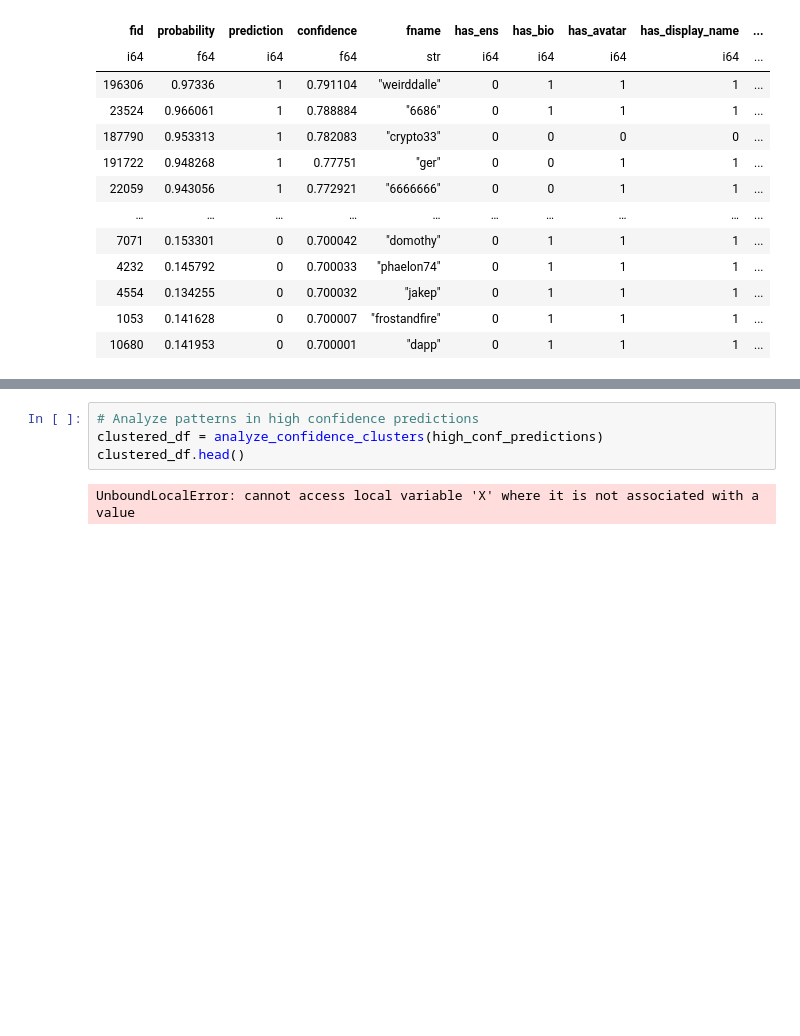
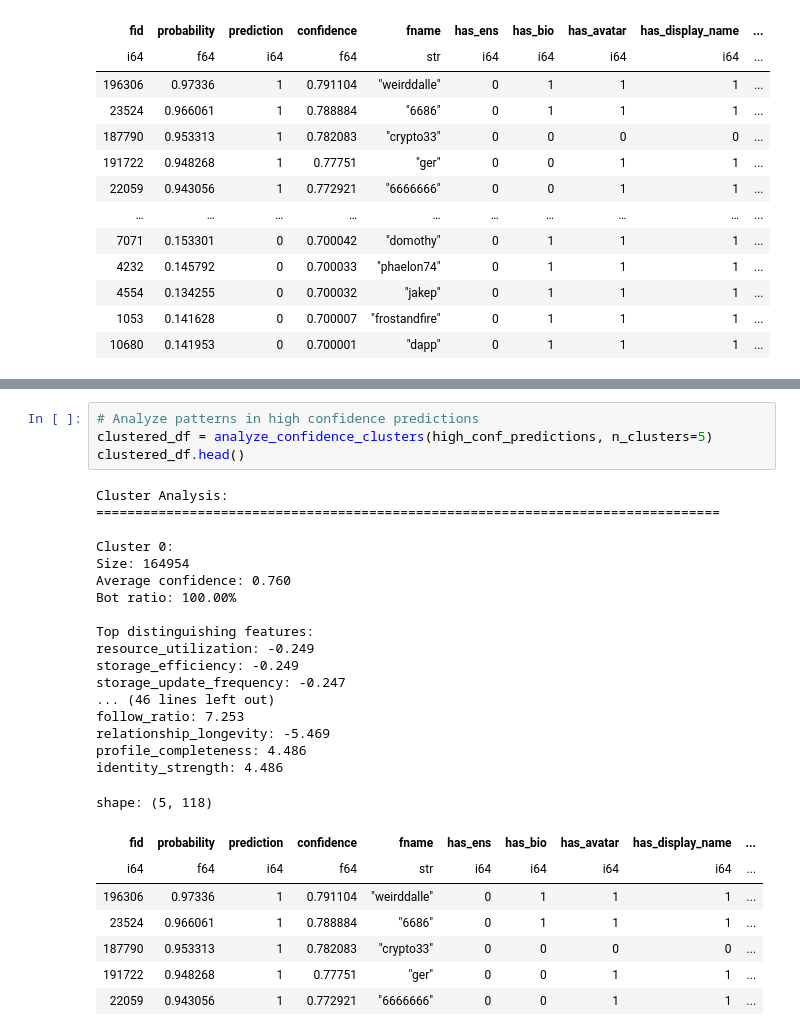
Before and after one commit to bleu/farcaster-social-graph, a Jupyter notebook: notebooks/17-framework-usage.ipynb, the cells around one changed output, grey strips where cells are left out. Cells and saved outputs as stored; diff of their text form; blank space fills up the shorter version.

```diff
--- a/notebooks/17-framework-usage.ipynb
+++ b/notebooks/17-framework-usage.ipynb
@@ -881,7 +881,31 @@ viral_coefficient                      133.005           0.000
 burst_duration                         132.025           0.000
 # %%
 # Analyze patterns in high confidence predictions
-clustered_df = analyze_confidence_clusters(high_conf_predictions)
+clustered_df = analyze_confidence_clusters(high_conf_predictions, n_clusters=5)
 clustered_df.head()
 # %% [output]
-UnboundLocalError: cannot access local variable 'X' where it is not associated with a value
+Cluster Analysis:
+================================================================================
+
+Cluster 0:
+Size: 164954
+Average confidence: 0.760
+Bot ratio: 100.00%
+
+Top distinguishing features:
+resource_utilization: -0.249
+storage_efficiency: -0.249
+storage_update_frequency: -0.247
+... (46 lines left out)
+follow_ratio: 7.253
+relationship_longevity: -5.469
+profile_completeness: 4.486
+identity_strength: 4.486
+shape: (5, 118)
+| fid | probability | prediction | confidence | fname | has_ens | has_bio | has_avatar | has_display_name | ... |
+| i64 | f64 | i64 | f64 | str | i64 | i64 | i64 | i64 | ... |
+| 196306 | 0.97336 | 1 | 0.791104 | "weirddalle" | 0 | 1 | 1 | 1 | ... |
+| 23524 | 0.966061 | 1 | 0.788884 | "6686" | 0 | 1 | 1 | 1 | ... |
+| 187790 | 0.953313 | 1 | 0.782083 | "crypto33" | 0 | 0 | 0 | 0 | ... |
+| 191722 | 0.948268 | 1 | 0.77751 | "ger" | 0 | 0 | 1 | 1 | ... |
+| 22059 | 0.943056 | 1 | 0.772921 | "6666666" | 0 | 0 | 1 | 1 | ... |
```
Also changed, not shown: parts of 2 cells of this notebook, 27 other files.
